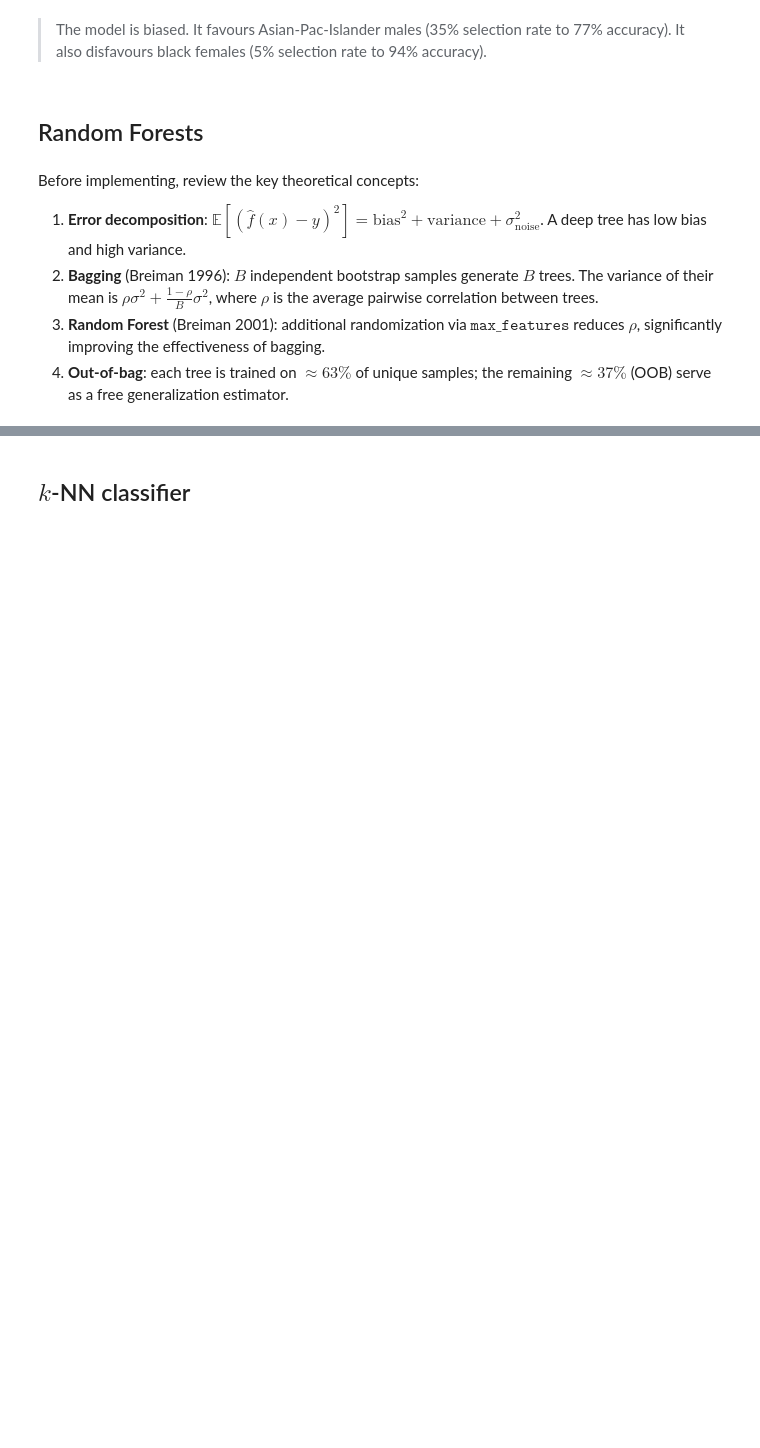
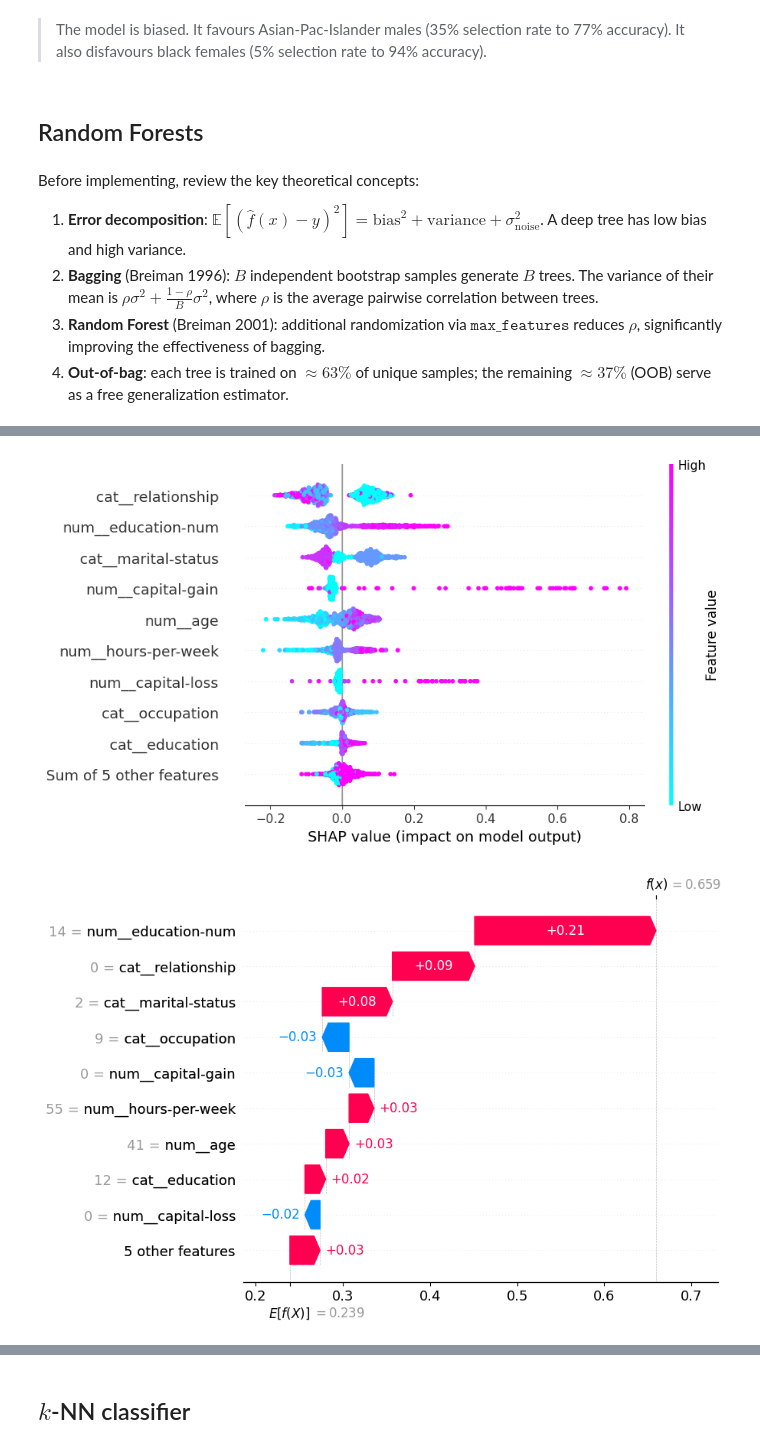
Before and after one commit to closetcaiman/de, a Jupyter notebook: lab2/lab2.ipynb, the cells around one changed output, grey strips where cells are left out. Cells and saved outputs as stored; diff of their text form; code cells hidden in the pictures; blank space fills up the shorter version.

```diff
--- a/lab2/lab2.ipynb
+++ b/lab2/lab2.ipynb
@@ -684,0 +907,31 @@ Before implementing, review the key theoretical concepts:
+# %%
+optuna_best = models["optuna_best"]
+optuna_best.fit(X_train, y_train)
+
+built_in_importance = optuna_best.named_steps["clf"].feature_importances_
+
+X_test_raw = preprocessor.transform(X_test)
+
+perm_importance = permutation_importance(
+    optuna_best.named_steps["clf"],
+    X_test_raw,
+    y_test,
+    n_repeats=10,
+    random_state=RNG,
+    n_jobs=-1,
+)
+
+X_test_df = pd.DataFrame(X_test_raw, columns=feature_names)
+X_test_sample = shap.sample(X_test_df, 1000)
+
+explainer = shap.TreeExplainer(optuna_best.named_steps["clf"])
+shap_values = explainer(X_test_sample)
+
+shap_importance = np.abs(shap_values.values[:, :, 1]).mean(axis=0)
+importance_df = pd.DataFrame({
+    "Feature": feature_names,
+    "Built-in Importance": built_in_importance,
+    "Permutation Importance": perm_importance.importances_mean,
+    "SHAP Importance": shap_importance,
+}).sort_values(by="SHAP Importance", ascending=False)
+display(importance_df)
@@ -684,0 +954,6 @@ Before implementing, review the key theoretical concepts:
+# %%
+shap.plots.beeswarm(shap_values[:, :, 1], color=plt.get_cmap("cool"))  # Class 1 (>50K)
+shap.plots.waterfall(shap_values[0, :, 1])
+# %% [output]
+[figure, added]
+[figure, added]
```
Also changed, not shown: parts of 36 cells of this notebook.
